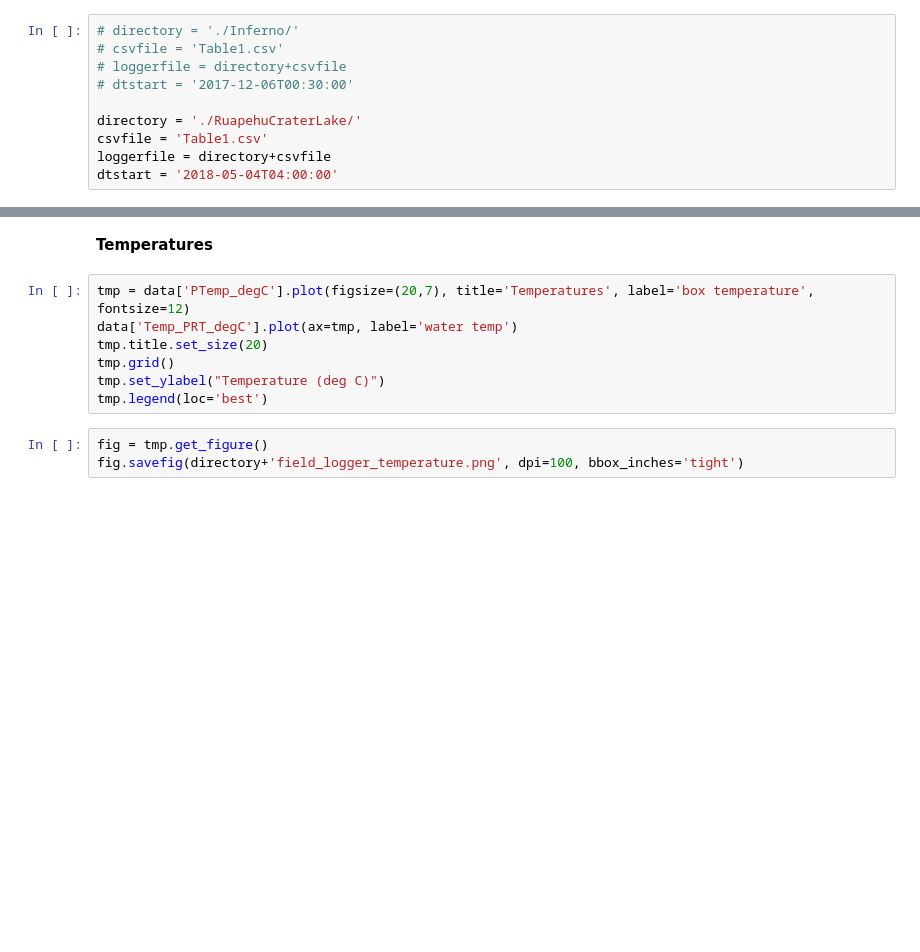
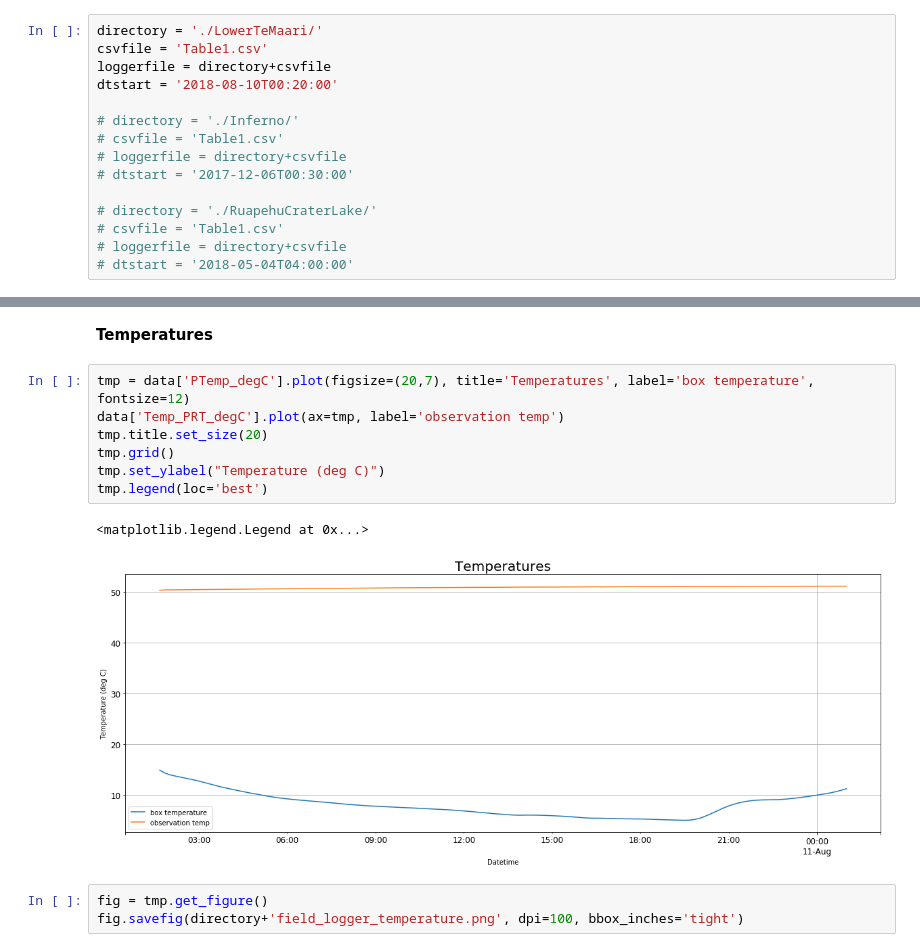
Before and after one commit to rumachan/datalogger_project, a Jupyter notebook: field_logger_data_check.ipynb, the cells around one changed output, grey strips where cells are left out. Cells and saved outputs as stored; diff of their text form; blank space fills up the shorter version.

```diff
--- a/field_logger_data_check.ipynb
+++ b/field_logger_data_check.ipynb
@@ -12,15 +14,20 @@ import pandas as pd
 # %% [markdown]
 **This cell is site specific**
 # %%
+directory = './LowerTeMaari/'
+csvfile = 'Table1.csv'
+loggerfile = directory+csvfile
+dtstart = '2018-08-10T00:20:00'
+
 # directory = './Inferno/'
 # csvfile = 'Table1.csv'
 # loggerfile = directory+csvfile
 # dtstart = '2017-12-06T00:30:00'
 
-directory = './RuapehuCraterLake/'
-csvfile = 'Table1.csv'
-loggerfile = directory+csvfile
-dtstart = '2018-05-04T04:00:00'
+# directory = './RuapehuCraterLake/'
+# csvfile = 'Table1.csv'
+# loggerfile = directory+csvfile
+# dtstart = '2018-05-04T04:00:00'
 # %% [markdown]
 **Read data**
 # %%
@@ -47,11 +65,14 @@ fig.savefig(directory+'field_logger_voltage.png', dpi=100, bbox_inches='tight')
 **Temperatures**
 # %%
 tmp = data['PTemp_degC'].plot(figsize=(20,7), title='Temperatures', label='box temperature', fontsize=12)
-data['Temp_PRT_degC'].plot(ax=tmp, label='water temp')
+data['Temp_PRT_degC'].plot(ax=tmp, label='observation temp')
 tmp.title.set_size(20)
 tmp.grid()
 tmp.set_ylabel("Temperature (deg C)")
 tmp.legend(loc='best')
+# %% [output]
+<matplotlib.legend.Legend at 0x...>
+[figure, added]
 # %%
 fig = tmp.get_figure()
 fig.savefig(directory+'field_logger_temperature.png', dpi=100, bbox_inches='tight')
```
Also changed, not shown: parts of 6 cells of this notebook.
